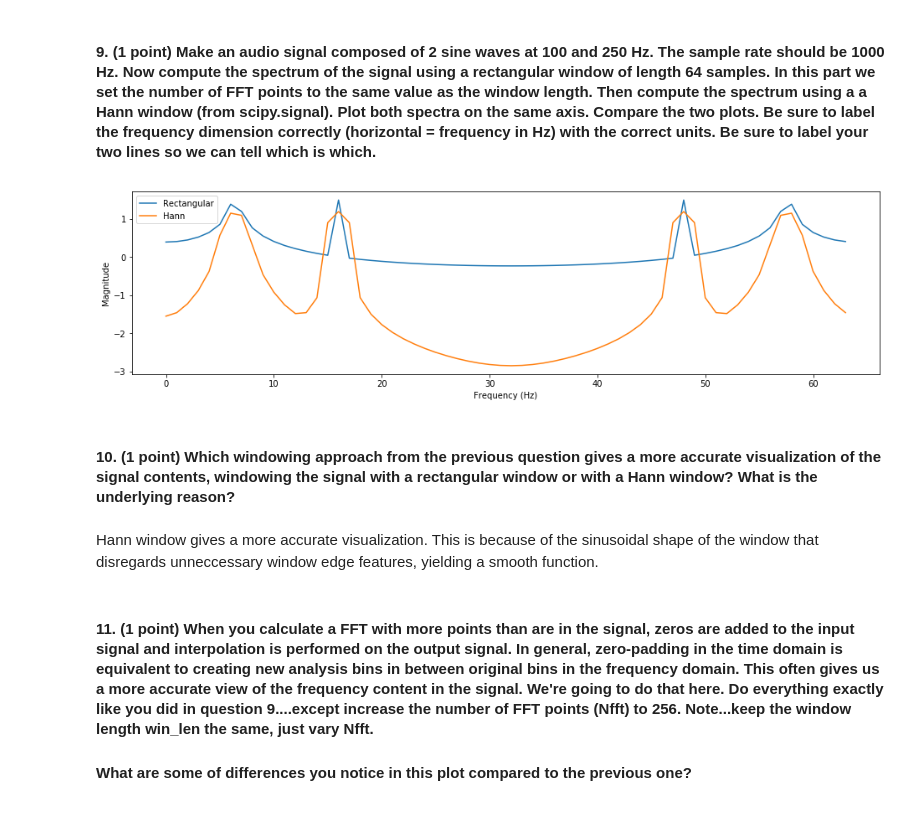
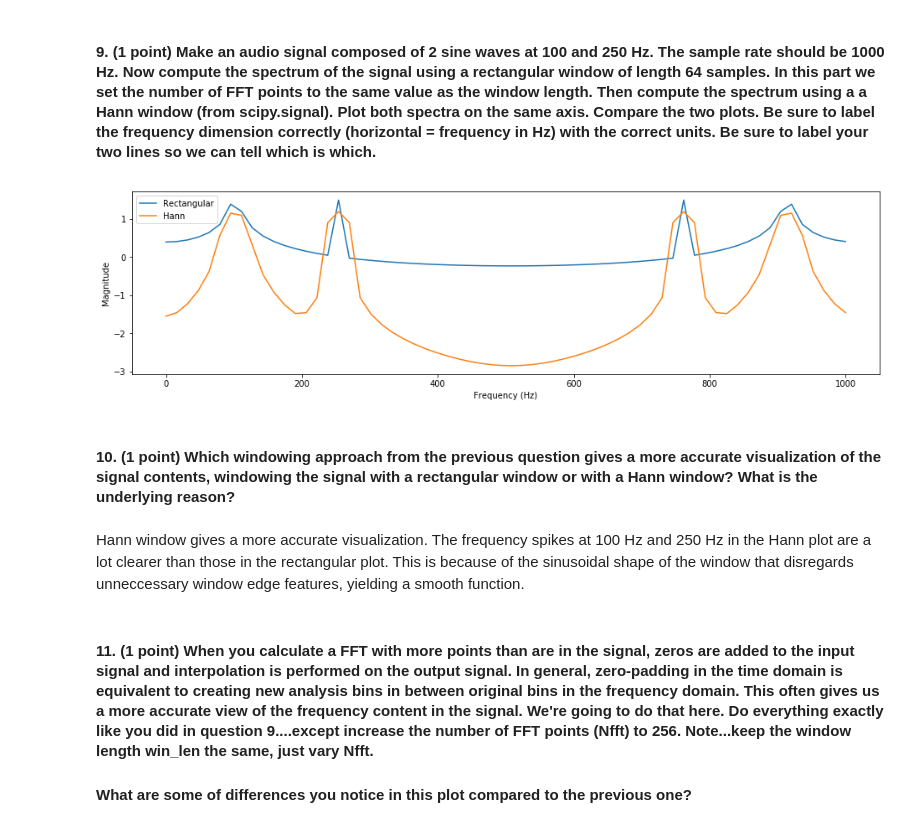
Before and after one commit to RohaanAdvani68/EECS352, a Jupyter notebook: HW1.ipynb, the cells around one changed output. Drawn from its saved outputs; the diff is of its cells as text; code cells hidden in the pictures.

```diff
--- a/HW1.ipynb
+++ b/HW1.ipynb
@@ -219,23 +224,25 @@ def audio_spectrum(sig, win_len, win_type, Nfft):
 #### 9. (1 point) Make an audio signal composed of 2 sine waves at 100 and 250 Hz. The sample rate should be 1000 Hz. Now compute the spectrum of the signal using a rectangular window of length 64 samples. In this part we set the number of FFT points to the same value as the window length. Then compute the spectrum using a a Hann window (from scipy.signal). Plot both spectra on the same axis. Compare the two plots. Be sure to label the frequency dimension correctly (horizontal = frequency in Hz) with the correct units. Be sure to label your two lines so we can tell which is which.
 # %%
 sr = 1000
+nfft = 64
 soundseries = make_sinewave(100, 3, sr) + make_sinewave(250, 3, sr)
-rect_spectrum = audio_spectrum(soundseries, 64, "rectangular", 64)
-hann_spectrum = audio_spectrum(soundseries, 64, "hann", 64)
+rect_spectrum = audio_spectrum(soundseries, 64, "rectangular", nfft)
+hann_spectrum = audio_spectrum(soundseries, 64, "hann", nfft)
 
 plt.figure(figsize=(16,4))
-plt.plot(rect_spectrum, label='Rectangular')
-plt.plot(hann_spectrum, label='Hann')
+f = np.linspace(0, sr, num=nfft)
+plt.plot(f, rect_spectrum, label='Rectangular')
+plt.plot(f, hann_spectrum, label='Hann')
 plt.ylabel('Magnitude')
 plt.xlabel('Frequency (Hz)')
 plt.legend()
 plt.show()
 # %% [output]
-[figure, old version]
+[figure, new version]
 # %% [markdown]
 #### 10. (1 point) Which  windowing approach from the previous question gives a more accurate visualization of the signal contents, windowing the signal with a rectangular window or with a Hann window?  What is the underlying reason?
 # %% [markdown]
-Hann window gives a more accurate visualization. This is because of the sinusoidal shape of the window that disregards unneccessary window edge features, yielding a smooth function.
+Hann window gives a more accurate visualization. The frequency spikes at 100 Hz and 250 Hz in the Hann plot are a lot clearer than those in the rectangular plot. This is because of the sinusoidal shape of the window that disregards unneccessary window edge features, yielding a smooth function.
 # %% [markdown]
 #### 11. (1 point)  When you calculate a FFT with more points than are in the signal, zeros are added to the input signal and interpolation is performed on the output signal. In general, zero-padding in the time domain is equivalent to creating new analysis bins in between original bins in the frequency domain. This often gives us a more accurate view of the frequency content in the signal.  We're going to do that here. Do everything exactly like you did in question 9....except increase the number of FFT points (Nfft) to 256. Note...keep the window length win_len the same, just vary Nfft.
 
```
Also changed, not shown: parts of 12 cells of this notebook.
